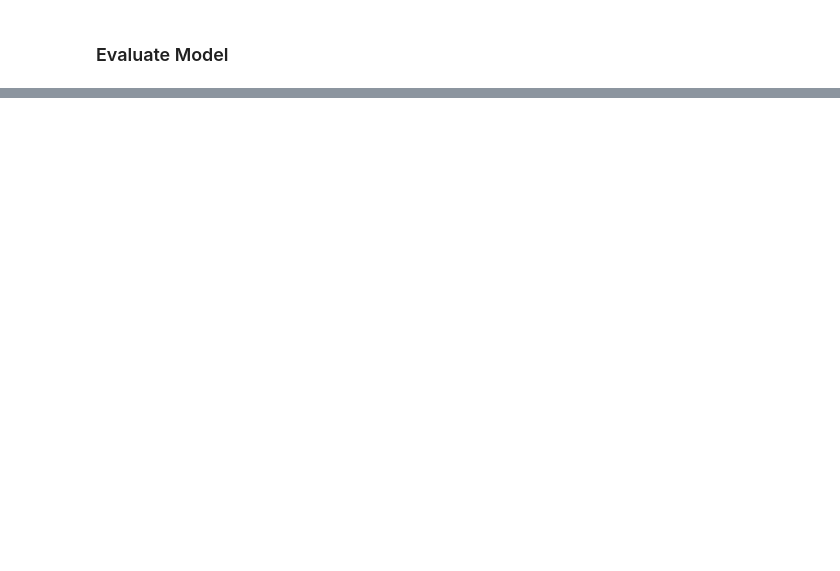
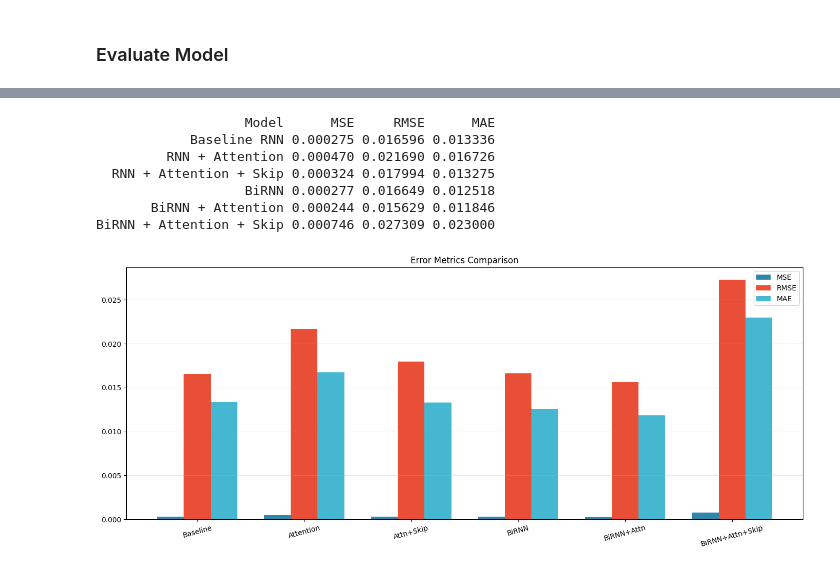
Before and after one commit to IshaPatro/DeepTemporalModelsWithAttentionAndSkipConnectionsForWheatFutures, a Jupyter notebook: DeepTemporalModelsWithAttentionAndSkipConnectionsForWheatFutures.ipynb, the cells around one changed output, grey strips where cells are left out. Cells and saved outputs as stored; diff of their text form; code cells hidden in the pictures; blank space fills up the shorter version.

```diff
--- a/DeepTemporalModelsWithAttentionAndSkipConnectionsForWheatFutures.ipynb
+++ b/DeepTemporalModelsWithAttentionAndSkipConnectionsForWheatFutures.ipynb
@@ -1076,0 +1259,36 @@ RNN + Attention + Skip 0.000308 0.017559 0.013012
+# %%
+comparison_df = pd.DataFrame({
+    'Model': ['Baseline RNN', 'RNN + Attention', 'RNN + Attention + Skip',
+              'BiRNN', 'BiRNN + Attention', 'BiRNN + Attention + Skip'],
+    'MSE': [mse, mse_att, mse_skip, mse_bidir, mse_bidir_att, mse_bidir_skip],
+    'RMSE': [rmse, rmse_att, rmse_skip, rmse_bidir, rmse_bidir_att, rmse_bidir_skip],
+    'MAE': [mae, mae_att, mae_skip, mae_bidir, mae_bidir_att, mae_bidir_skip]
+})
+
+print(comparison_df.to_string(index=False))
+
+fig, ax = plt.subplots(1, 1, figsize=(14, 6))
+
+x = np.arange(6)
+width = 0.25
+
+ax.bar(x - width, [mse, mse_att, mse_skip, mse_bidir, mse_bidir_att, mse_bidir_skip], width, label='MSE', color='#2E86AB')
+ax.bar(x, [rmse, rmse_att, rmse_skip, rmse_bidir, rmse_bidir_att, rmse_bidir_skip], width, label='RMSE', color='#E94F37')
+ax.bar(x + width, [mae, mae_att, mae_skip, mae_bidir, mae_bidir_att, mae_bidir_skip], width, label='MAE', color='#45B7D1')
+ax.set_xticks(x)
+ax.set_xticklabels(['Baseline', 'Attention', 'Attn+Skip', 'BiRNN', 'BiRNN+Attn', 'BiRNN+Attn+Skip'], rotation=15)
+ax.set_title('Error Metrics Comparison')
+ax.legend()
+ax.grid(True, alpha=0.3, axis='y')
+
+plt.tight_layout()
+plt.show()
+# %% [output]
+                   Model      MSE     RMSE      MAE
+            Baseline RNN 0.000275 0.016596 0.013336
+         RNN + Attention 0.000470 0.021690 0.016726
+  RNN + Attention + Skip 0.000324 0.017994 0.013275
+                   BiRNN 0.000277 0.016649 0.012518
+       BiRNN + Attention 0.000244 0.015629 0.011846
+BiRNN + Attention + Skip 0.000746 0.027309 0.023000
+[figure, added]
```
Also changed, not shown: parts of 41 cells of this notebook.
